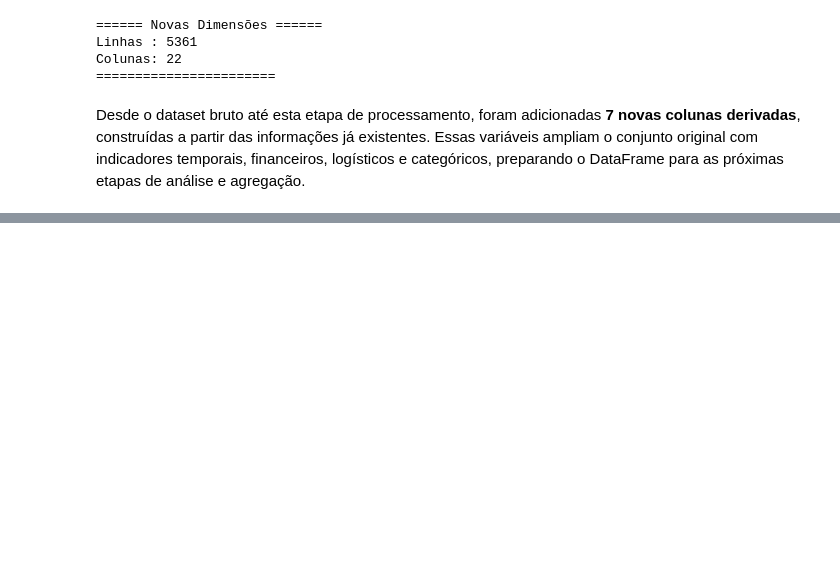
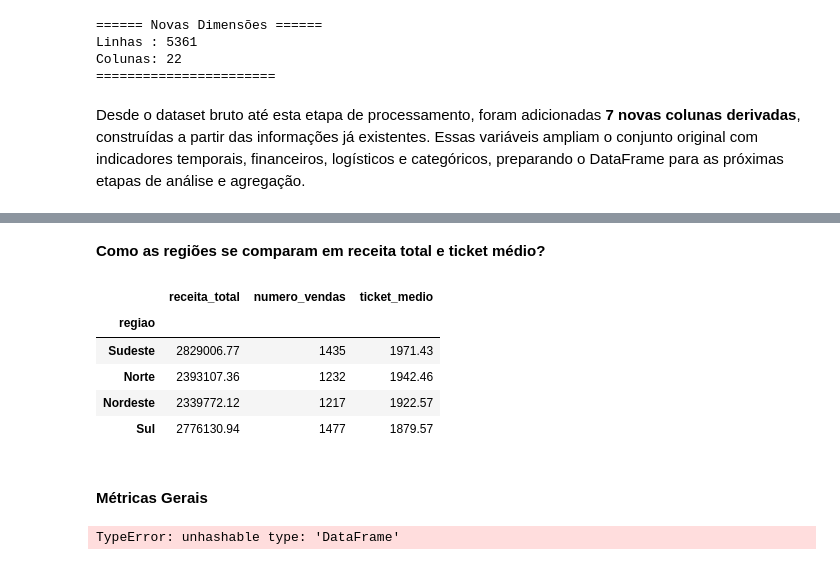
Before and after one commit to CorreaBrunoMiguel/sales-insight-py, a Jupyter notebook: notebooks/sales_insight.ipynb, the cells around one changed output, grey strips where cells are left out. Saved outputs shown, nothing was run; the diff lists cells and outputs as text; code cells hidden in the pictures; blank space fills up the shorter version.

Commit message:
feat: adicona relatórios e métricas baseadas em colunas especifícas

```diff
--- a/notebooks/sales_insight.ipynb
+++ b/notebooks/sales_insight.ipynb
@@ -766,0 +876,22 @@ print(f"CSV salvo: ", pasta_processed)
+# %% [markdown]
+**Como as regiões se comparam em receita total e ticket médio?**
+# %%
+relatorio_regional = df.groupby("regiao").agg(
+    receita_total=("receita_total", "sum"),
+    numero_vendas=("id_venda", "nunique"),
+)
+
+relatorio_regional["ticket_medio"] = (
+    relatorio_regional.receita_total / relatorio_regional.numero_vendas
+).round(2)
+
+relatorio_regional.sort_values("ticket_medio", ascending=False)
+# %% [output]
+|  | receita_total | numero_vendas | ticket_medio |
+| regiao |  |  |  |
+| Sudeste | 2829006.77 | 1435 | 1971.43 |
+| Norte | 2393107.36 | 1232 | 1942.46 |
+| Nordeste | 2339772.12 | 1217 | 1922.57 |
+| Sul | 2776130.94 | 1477 | 1879.57 |
+# %% [markdown]
+#### Métricas Gerais
@@ -766,0 +905,4 @@ print(f"CSV salvo: ", pasta_processed)
+# %%
+metricas_gerais['relatorio_mensal']
+# %% [output]
+TypeError: unhashable type: 'DataFrame'
```
Also changed, not shown: parts of 12 cells of this notebook.
